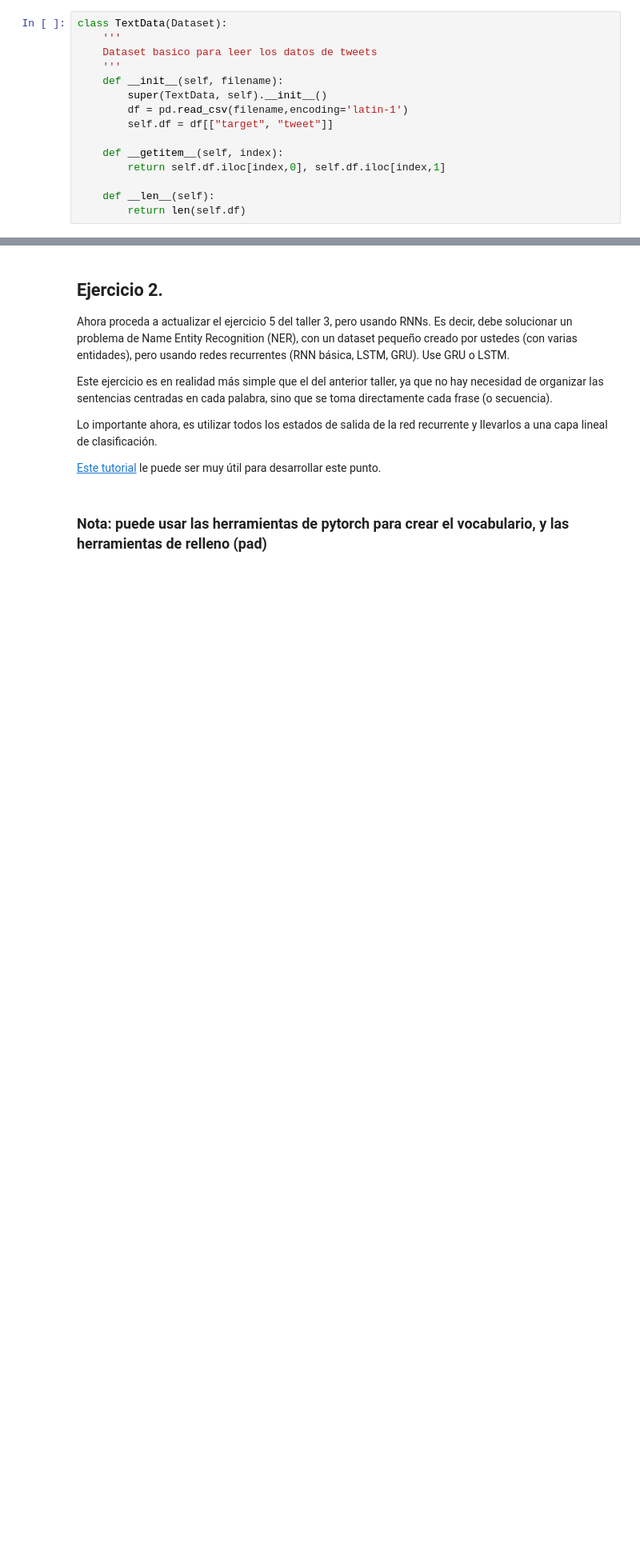
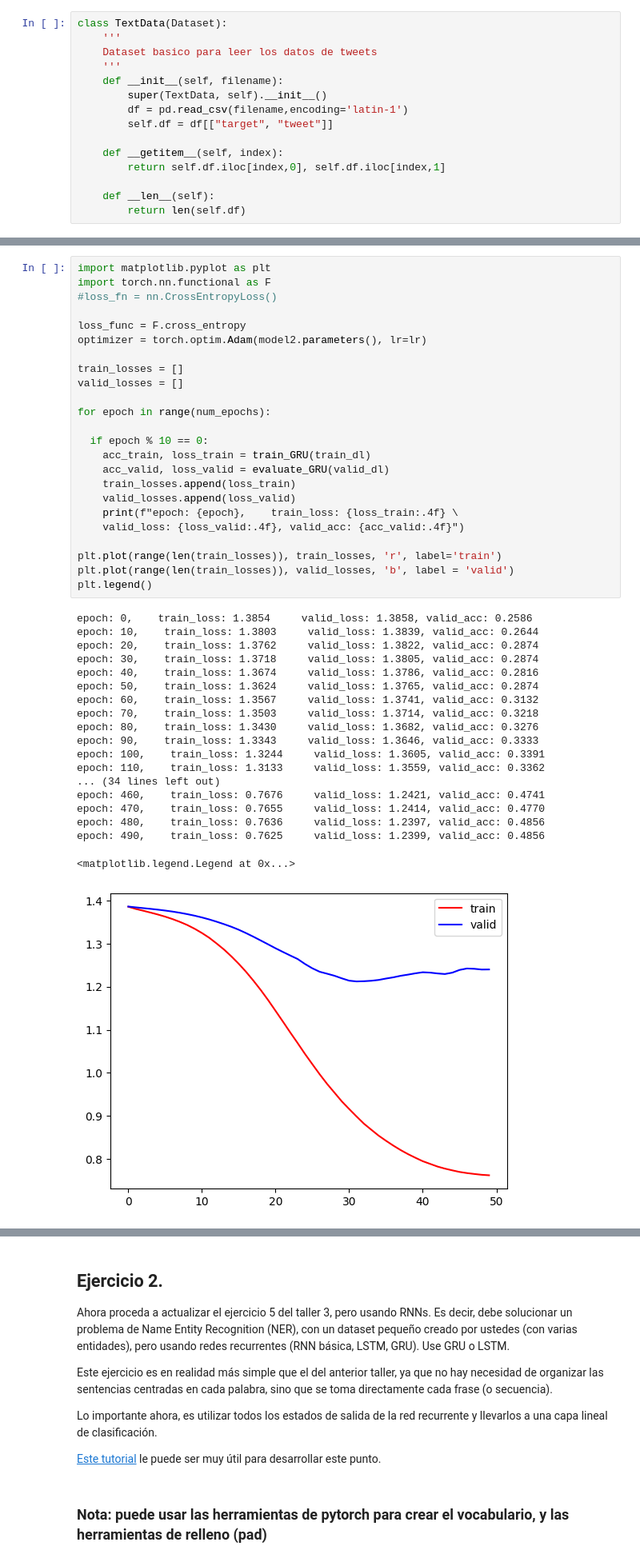
Before and after one commit to jesuarezt/nlp_course, a Jupyter notebook: tareas_talleres/taller3-3_rnns/Taller3-3_RNN.ipynb, the cells around one changed output, grey strips where cells are left out. Shown: that part at 80% size. Drawn from its saved outputs; the diff is of its cells as text; blank space fills up the shorter version.

```diff
--- a/tareas_talleres/taller3-3_rnns/Taller3-3_RNN.ipynb
+++ b/tareas_talleres/taller3-3_rnns/Taller3-3_RNN.ipynb
@@ -38,0 +491,44 @@ train_dataset, valid_dataset = random_split(ds,
+# %%
+import matplotlib.pyplot as plt
+import torch.nn.functional as F
+#loss_fn = nn.CrossEntropyLoss()
+
+loss_func = F.cross_entropy
+optimizer = torch.optim.Adam(model2.parameters(), lr=lr)
+
+train_losses = []
+valid_losses = []
+
+for epoch in range(num_epochs):
+
+  if epoch % 10 == 0:
+    acc_train, loss_train = train_GRU(train_dl)
+    acc_valid, loss_valid = evaluate_GRU(valid_dl)
+    train_losses.append(loss_train)
+    valid_losses.append(loss_valid)
+    print(f"epoch: {epoch},    train_loss: {loss_train:.4f} \
+    valid_loss: {loss_valid:.4f}, valid_acc: {acc_valid:.4f}")
+
+plt.plot(range(len(train_losses)), train_losses, 'r', label='train')
+plt.plot(range(len(train_losses)), valid_losses, 'b', label = 'valid')
+plt.legend()
+# %% [output]
+epoch: 0,    train_loss: 1.3854     valid_loss: 1.3858, valid_acc: 0.2586
+epoch: 10,    train_loss: 1.3803     valid_loss: 1.3839, valid_acc: 0.2644
+epoch: 20,    train_loss: 1.3762     valid_loss: 1.3822, valid_acc: 0.2874
+epoch: 30,    train_loss: 1.3718     valid_loss: 1.3805, valid_acc: 0.2874
+epoch: 40,    train_loss: 1.3674     valid_loss: 1.3786, valid_acc: 0.2816
+epoch: 50,    train_loss: 1.3624     valid_loss: 1.3765, valid_acc: 0.2874
+epoch: 60,    train_loss: 1.3567     valid_loss: 1.3741, valid_acc: 0.3132
+epoch: 70,    train_loss: 1.3503     valid_loss: 1.3714, valid_acc: 0.3218
+epoch: 80,    train_loss: 1.3430     valid_loss: 1.3682, valid_acc: 0.3276
+epoch: 90,    train_loss: 1.3343     valid_loss: 1.3646, valid_acc: 0.3333
+epoch: 100,    train_loss: 1.3244     valid_loss: 1.3605, valid_acc: 0.3391
+epoch: 110,    train_loss: 1.3133     valid_loss: 1.3559, valid_acc: 0.3362
+... (34 lines left out)
+epoch: 460,    train_loss: 0.7676     valid_loss: 1.2421, valid_acc: 0.4741
+epoch: 470,    train_loss: 0.7655     valid_loss: 1.2414, valid_acc: 0.4770
+epoch: 480,    train_loss: 0.7636     valid_loss: 1.2397, valid_acc: 0.4856
+epoch: 490,    train_loss: 0.7625     valid_loss: 1.2399, valid_acc: 0.4856
+<matplotlib.legend.Legend at 0x...>
+[figure, added]
```
Also changed, not shown: parts of 71 cells of this notebook.
